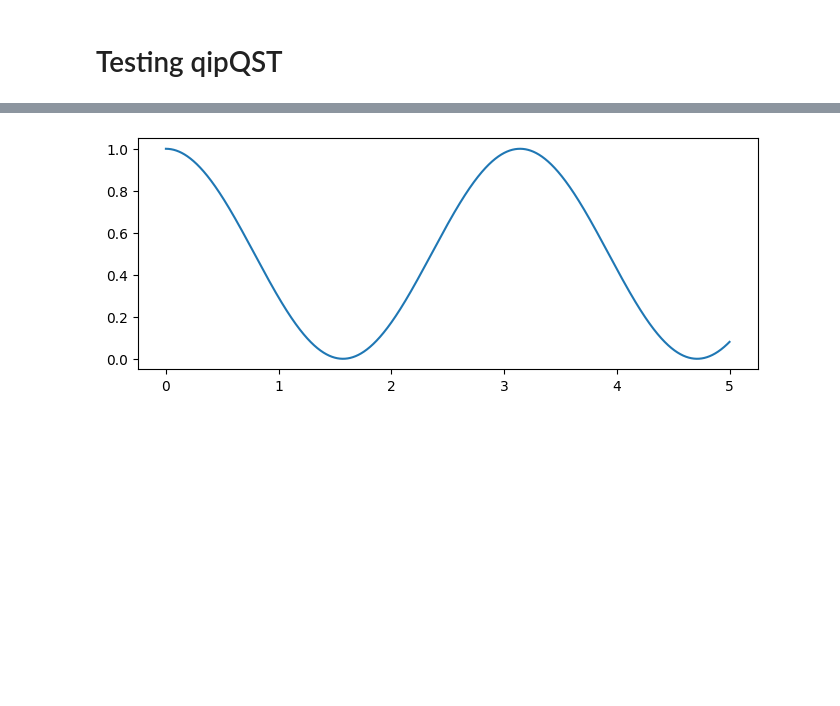
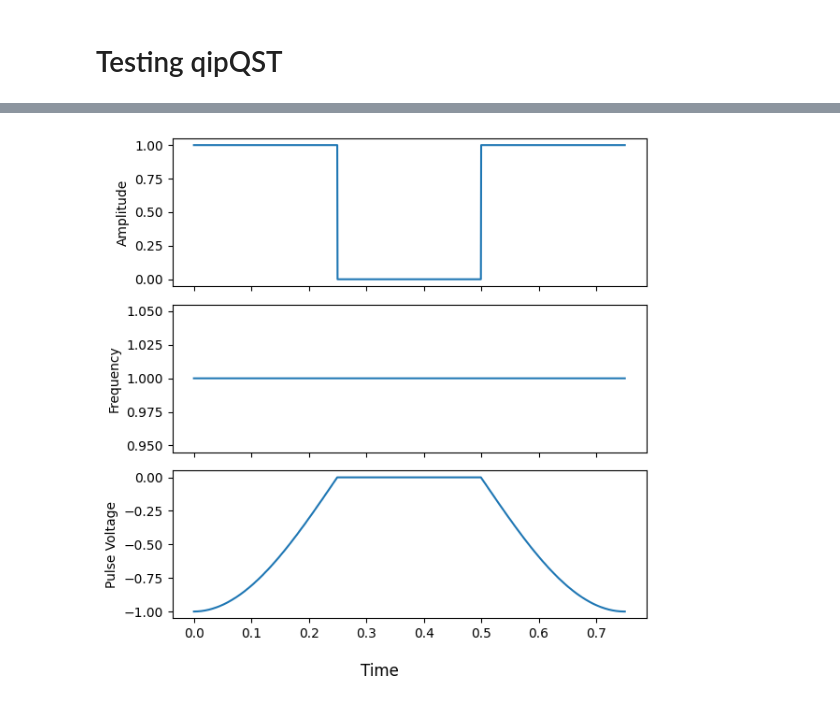
Before and after one commit to Slippery-Chickenz/qipQubitSimTools, a Jupyter notebook: src/example.ipynb, the cells around one changed output, grey strips where cells are left out. Cells and saved outputs as stored; diff of their text form; code cells hidden in the pictures; blank space fills up the shorter version.

```diff
--- a/src/example.ipynb
+++ b/src/example.ipynb
@@ -18,8 +14,25 @@ testCircuit.appendGate(testGate)
+# %%
+xpi2 = qst.ConstantPulse(1/4, 1, 1, 0)
+XPi2Gate = qst.QuantumGate()
+XPi2Gate.appendPulse(xpi2)
+
+ypi2 = qst.ConstantPulse(1/4, 1, 1, np.pi/2)
+YPi2Gate = qst.QuantumGate()
+YPi2Gate.appendPulse(ypi2)
+
+idlePulse = qst.ConstantPulse(tau, 0, 1, 0)
+idleGate = qst.QuantumGate()
+idleGate.appendPulse(idlePulse)
+# %%
+ramseyCircuit = qst.QuantumCircuit(0)
+ramseyCircuit.appendGate(XPi2Gate)
+ramseyCircuit.appendGate(idleGate)
+ramseyCircuit.appendGate(YPi2Gate)
+ramseyCircuit.plotCircuitWaveform()
+# %% [output]
+[figure, added]
 # %%
 testSimulator = qst.PulseSimulator()
 testSimulator.setQubit(qst.Qubit(0))
-testSimulator.setCircuit(testCircuit)
-testResult = testSimulator.simulateCircuit(1, 10000)
-testResult.plotStates()
+testSimulator.setCircuit(ramseyCircuit)
+testSimulator.setTimeSteps(1, 10000)
-# %% [output]
-[figure, removed]
```
Also changed, not shown: parts of 7 cells of this notebook, 4 other files.
